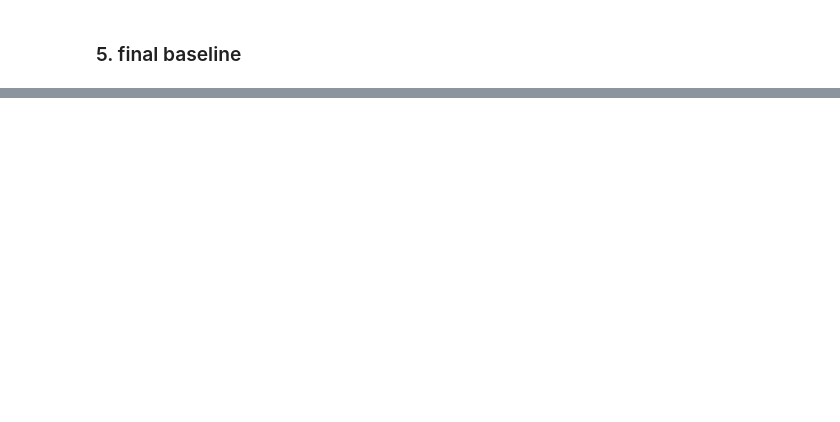
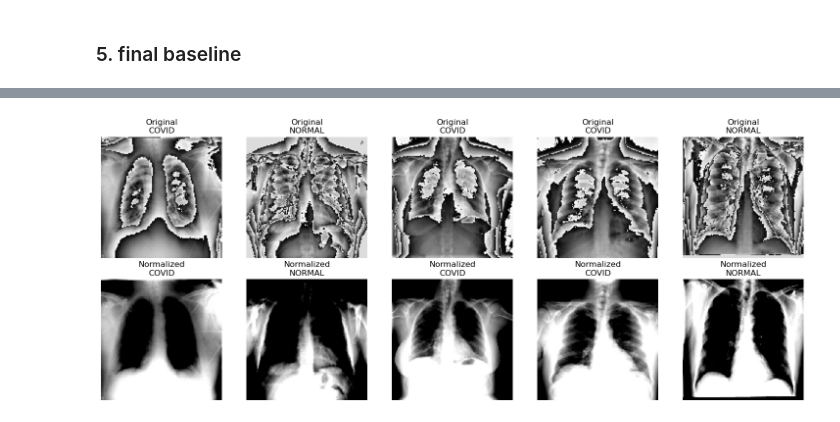
Before and after one commit to marcinjedrych/Project-AI, a Jupyter notebook: baseline.ipynb, the cells around one changed output, grey strips where cells are left out. Cells and saved outputs as stored; diff of their text form; code cells hidden in the pictures; blank space fills up the shorter version.

```diff
--- a/baseline.ipynb
+++ b/baseline.ipynb
@@ -407,2 +374,23 @@ Test Accuracy: 0.6399
 # %%
-# plot a few samples from test set (without vs with normalization)
+# Plot a few samples from the test dataset without normalization vs. after normalization
+
+# Get batch and process
+sample_images, sample_labels = next(iter(test_data_gen))
+sample_labels = np.argmax(sample_labels, axis=1) if sample_labels.ndim > 1 else sample_labels.flatten().astype(int)
+class_names = list(test_data_gen.class_indices.keys())
+
+plt.figure(figsize=(15, 6))
+for i, (img, label) in enumerate(zip(sample_images[:5], sample_labels[:5])):
+    # Original (denormalized)
+    plt.subplot(2, 5, i+1)
+    plt.imshow((img*255).astype('uint8').squeeze(), cmap='gray')
+    plt.title(f"Original\n{class_names[label]}"), plt.axis('off')
+
+    # Normalized
+    plt.subplot(2, 5, i+6)
+    plt.imshow(img.squeeze(), cmap='gray', vmin=0, vmax=1)
+    plt.title(f"Normalized\n{class_names[label]}"), plt.axis('off')
+
+plt.tight_layout()
+plt.show()
+# %% [output]
@@ -408,0 +402 @@ Test Accuracy: 0.6399
+[figure, added]
```
Also changed, not shown: parts of 10 cells of this notebook, 23 other files.
